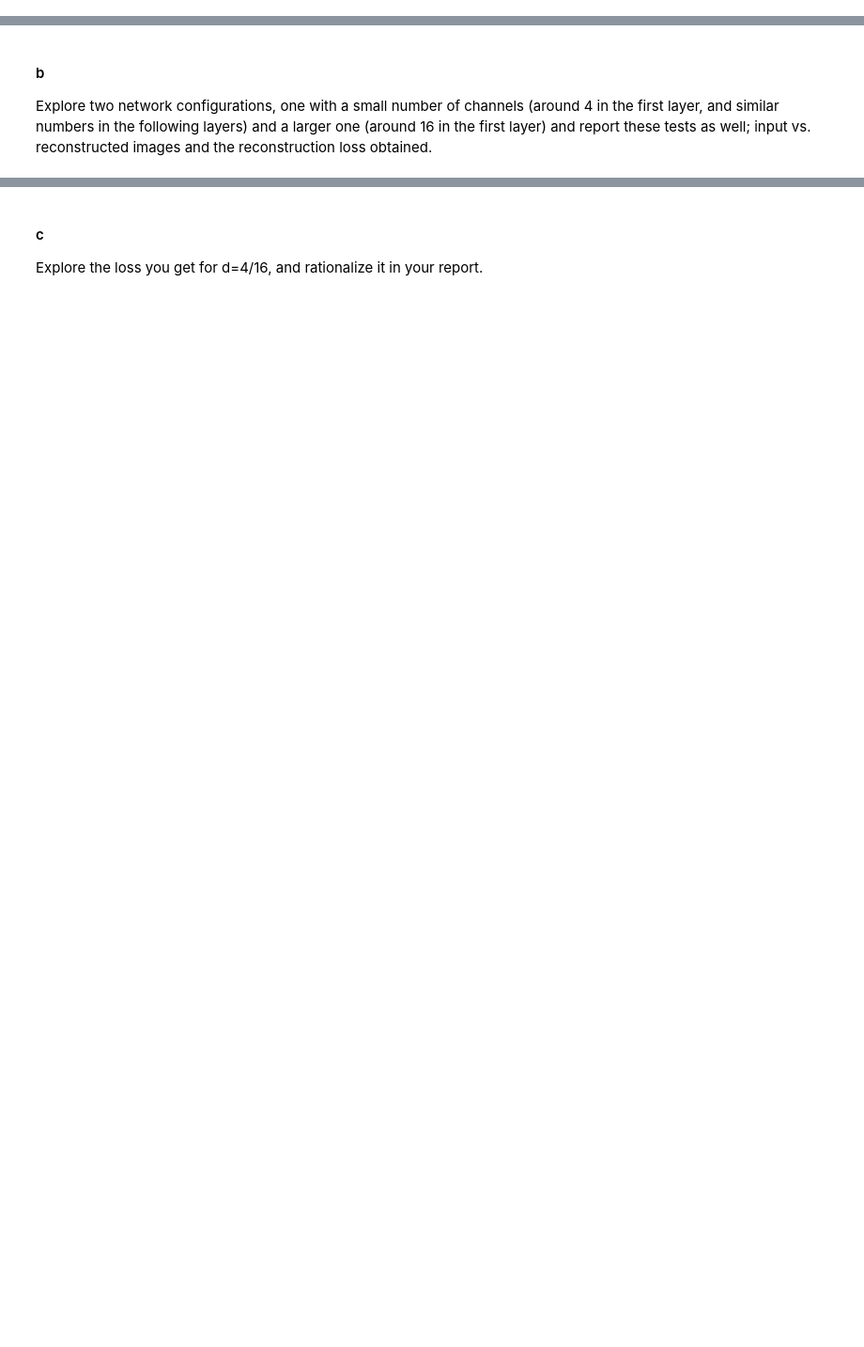
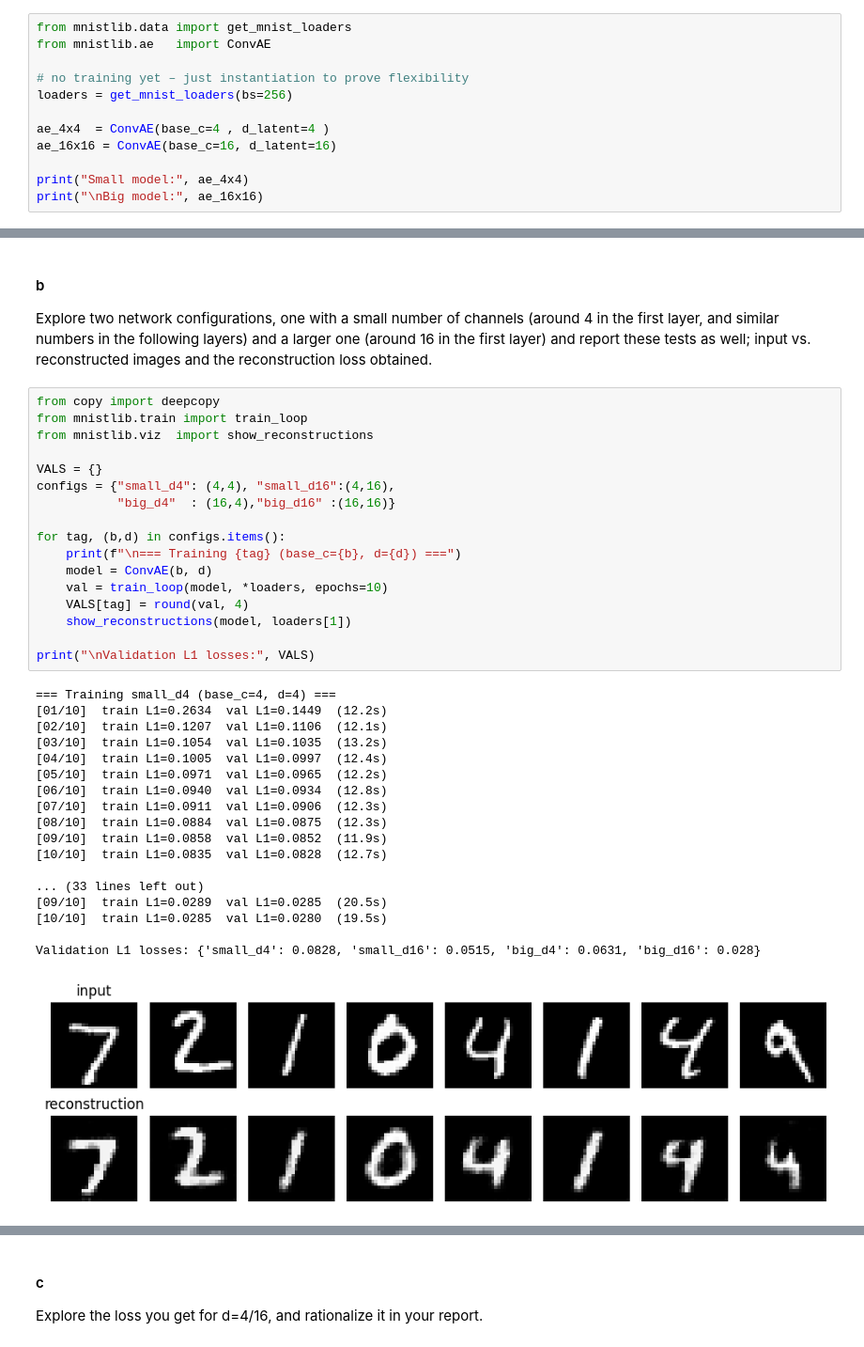
Before and after one commit to NathanP23/Introduction-to-Deep-Learning-67822, a Jupyter notebook: Ex2/Ex2Sol.ipynb, the cells around one changed output, grey strips where cells are left out. Shown at 94% size. Saved outputs shown, nothing was run; the diff lists cells and outputs as text; blank space fills up the shorter version.

Commit message:
finished Q1, updated readme and added pipeline and network graph

```diff
--- a/Ex2/Ex2Sol.ipynb
+++ b/Ex2/Ex2Sol.ipynb
@@ -16,3 +16,15 @@ For every section that includes training, paste the code of the training loop at
 # %% [markdown]
 #### a
 How will you make the architecture flexible enough to choose any latent dim d, regardless of the number of channels chosen?
+# %%
+from mnistlib.data import get_mnist_loaders
+from mnistlib.ae   import ConvAE
+
+# no training yet – just instantiation to prove flexibility
+loaders = get_mnist_loaders(bs=256)
+
+ae_4x4  = ConvAE(base_c=4 , d_latent=4 )
+ae_16x16 = ConvAE(base_c=16, d_latent=16)
+
+print("Small model:", ae_4x4)
+print("\nBig model:", ae_16x16)
@@ -19,3 +58,39 @@ How will you make the architecture flexible enough to choose any latent dim d, r
 # %% [markdown]
 #### b
 Explore two network configurations, one with a small number of channels (around 4 in the first layer, and similar numbers in the following layers) and a larger one (around 16 in the first layer) and report these tests as well; input vs. reconstructed images and the reconstruction loss obtained.
+# %%
+from copy import deepcopy
+from mnistlib.train import train_loop
+from mnistlib.viz  import show_reconstructions
+
+VALS = {}
+configs = {"small_d4": (4,4), "small_d16":(4,16),
+           "big_d4"  : (16,4),"big_d16" :(16,16)}
+
+for tag, (b,d) in configs.items():
+    print(f"\n=== Training {tag} (base_c={b}, d={d}) ===")
+    model = ConvAE(b, d)
+    val = train_loop(model, *loaders, epochs=10)
+    VALS[tag] = round(val, 4)
+    show_reconstructions(model, loaders[1])
+
+print("\nValidation L1 losses:", VALS)
+# %% [output]
+=== Training small_d4 (base_c=4, d=4) ===
+[01/10]  train L1=0.2634  val L1=0.1449  (12.2s)
+[02/10]  train L1=0.1207  val L1=0.1106  (12.1s)
+[03/10]  train L1=0.1054  val L1=0.1035  (13.2s)
+[04/10]  train L1=0.1005  val L1=0.0997  (12.4s)
+[05/10]  train L1=0.0971  val L1=0.0965  (12.2s)
+[06/10]  train L1=0.0940  val L1=0.0934  (12.8s)
+[07/10]  train L1=0.0911  val L1=0.0906  (12.3s)
+[08/10]  train L1=0.0884  val L1=0.0875  (12.3s)
+[09/10]  train L1=0.0858  val L1=0.0852  (11.9s)
+[10/10]  train L1=0.0835  val L1=0.0828  (12.7s)
+
+... (33 lines left out)
+[09/10]  train L1=0.0289  val L1=0.0285  (20.5s)
+[10/10]  train L1=0.0285  val L1=0.0280  (19.5s)
+
+Validation L1 losses: {'small_d4': 0.0828, 'small_d16': 0.0515, 'big_d4': 0.0631, 'big_d16': 0.028}
+[figure, added]
```
Also changed, not shown: parts of 8 cells of this notebook, 3 other files.
